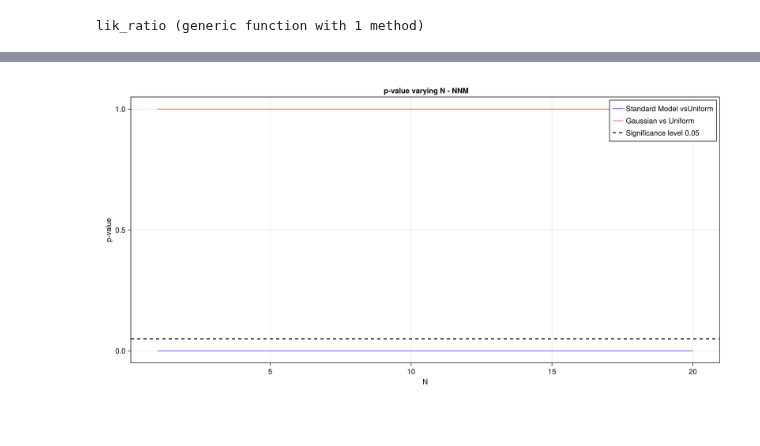
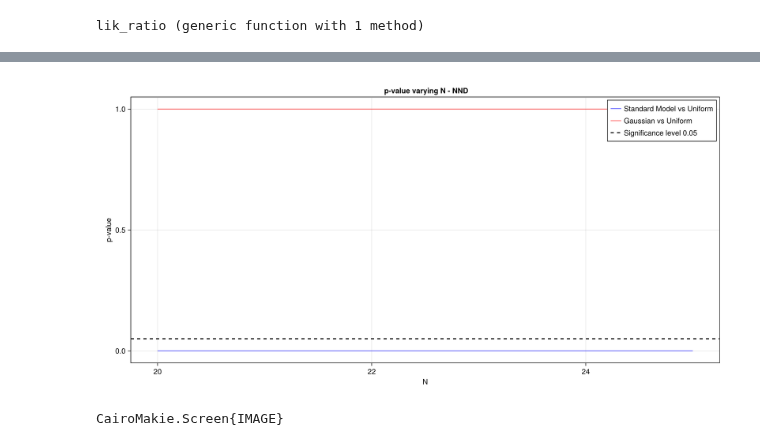
Before and after one commit to philippeller/Newtrinos.jl, a Jupyter notebook: notebooks/new_method.ipynb, the cells around one changed output, grey strips where cells are left out. Drawn from its saved outputs; the diff is of its cells as text; code cells hidden in the pictures.

```diff
--- a/notebooks/new_method.ipynb
+++ b/notebooks/new_method.ipynb
@@ -158,11 +158,11 @@ function random_sampling(physics, experiments, p, N)
       #println("Random sampling iteration: $i")
       sigma=2*p.m₀/1000
       new_m₀_un = rand(Uniform(p.m₀, p.m₀*sqrt(3)))
-      new_m₀_norm=rand(truncated(Normal(p.m₀,sigma), p.m₀, p.m₀*sqrt(3)))
+      new_m₀_norm= rand(truncated(Normal(p.m₀,sigma), p.m₀, p.m₀*sqrt(3)))
       p_new_un = @set p.m₀ = new_m₀_un
       p_new_norm = @set p.m₀ =new_m₀_norm
-      p_new_un = @set p.N = N
-      p_new_norm = @set p.N = N
+      #p_new_un = @set p.N = N
+      #p_new_norm = @set p.N = N
 
 
       assets= experiments.dayabay.assets
@@ -173,8 +173,7 @@ function random_sampling(physics, experiments, p, N)
       expected_norm = mean(Newtrinos.dayabay.get_forward_model(physics, assets)(p_new_norm))
       expected_norm_var = var(Newtrinos.dayabay.get_forward_model(physics, assets)(p_new_norm))
 
-      #chi_squared_un = sum((observed.- expected_un).^2 ./ expected_un_var)
-      #chi_squared_norm = sum((observed.- expected_norm).^2 ./ expected_norm_var)
+
       likelihood_norm=logdensityof(Newtrinos.dayabay.get_forward_model(physics, assets)(p_new_norm), observed)
       likelihood_un=logdensityof(Newtrinos.dayabay.get_forward_model(physics, assets)(p_new_un), observed)
 
@@ -189,3 +188,3 @@ random_sampling (generic function with 2 methods)
 # %%
-trial=random_sampling(physics, experiments, p)
+trial=random_sampling(physics, experiments, p, 25)
 # %% [output]
@@ -299,23 +298,24 @@ function lik_ratio(N)
     likelihood_SM=-Newtrinos.logdensityof(Newtrinos.dayabay.get_forward_model(physics_SM, assets)(p_SM), assets.observed)
 
 
-    @showprogress for i in 41:N
+    @showprogress for i in 20:N
        trial=random_sampling(physics, experiments, p, i)
        mean_un= mean(trial[1])
        mean_norm= mean(trial[2])
-       ratio_un= 2*(likelihood_SM-mean_un)
-       ratio_norm= 2*(mean_un-mean_norm)
+       ratio_a= (likelihood_SM-mean_un) # test SM (H0) vs uniform (H1)
+       ratios_b= (mean_un-mean_norm) # test uniform (H0) vs gaussian (H1)
 
-       push!(ratios_un, ratio_un)
-       push!(ratios_norm, ratio_norm)
+       push!(ratios_un, ratio_a)
+       push!(ratios_norm, ratios_b)
 
-       df = 2   # Difference in number of parameters
+       df_SM = 2
+       df_r=1   # Difference in number of parameters
 
-       p_value_un = 1 - cdf(Chisq(df), ratio_un)
-       p_value_norm = 1 - cdf(Chisq(df), ratio_norm)
+       p_value_a = 1 - cdf(Chisq(df_SM), ratio_a)
+       p_value_b = 1 - cdf(Chisq(df_r), ratios_b)
 
-        push!(pvalue_un, p_value_un)
-        push!(pvalue_norm, p_value_norm)
+        push!(pvalue_un, p_value_a)
+        push!(pvalue_norm, p_value_b)
 
     end
 
@@ -326,4 +326,4 @@ end
 # %% [output]
 lik_ratio (generic function with 1 method)
 # %%
-likelihood_ratios= lik_ratio(45)
+likelihood_ratios= lik_ratio(25)
@@ -330,27 +332,28 @@ likelihood_ratios= lik_ratio(45)
 # %%
 fig = Figure(size = (1200, 600))
 ax = Axis(fig[1, 1],
     xlabel = " N ",
     ylabel = "p-value",
-    title = " p-value varying N - NNM")
+    title = " p-value varying N - NND")
 
-x=1:5
-lines!(x, likelihood_ratios[:][3], color = (:blue, 0.6),  label = "Standard Model vsUniform")
+x=20:25
+lines!(x, likelihood_ratios[:][3], color = (:blue, 0.6),  label = "Standard Model vs Uniform")
 lines!(x, likelihood_ratios[:][4], color = (:red, 0.6),  label = "Gaussian vs Uniform")
 
 hlines!(0.05, color = :black, linestyle = :dash, linewidth = 2, label = "Significance level 0.05")
 # Add legend
 axislegend(ax, position = :rt)
 
 # Add grid
 ax.xgridvisible = true
 ax.ygridvisible = true
 ax.xgridcolor = (:black, 0.1)
 ax.ygridcolor = (:black, 0.1)
 
 display(fig)
 
 
-save("/home/sofialon/Newtrinos.jl/aug_plots/Newmethod/dayabay_nll_NNM_r=1_pvalue.png", fig)
+#save("/home/sofialon/Newtrinos.jl/aug_plots/Newmethod/dayabay_nll_NNM_r=1_pvalue.png", fig)
 # %% [output]
-[figure, old version]
+[figure, new version]
+CairoMakie.Screen{IMAGE}
```
Also changed, not shown: parts of 14 cells of this notebook, 13 other files.
